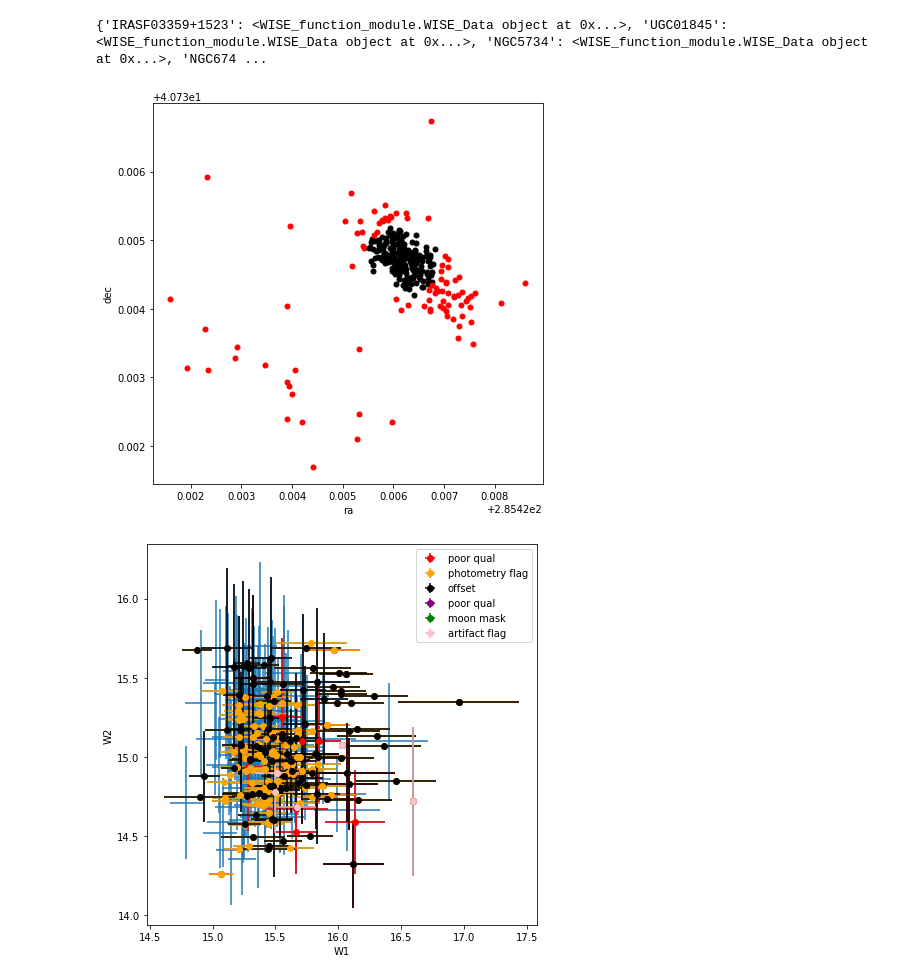
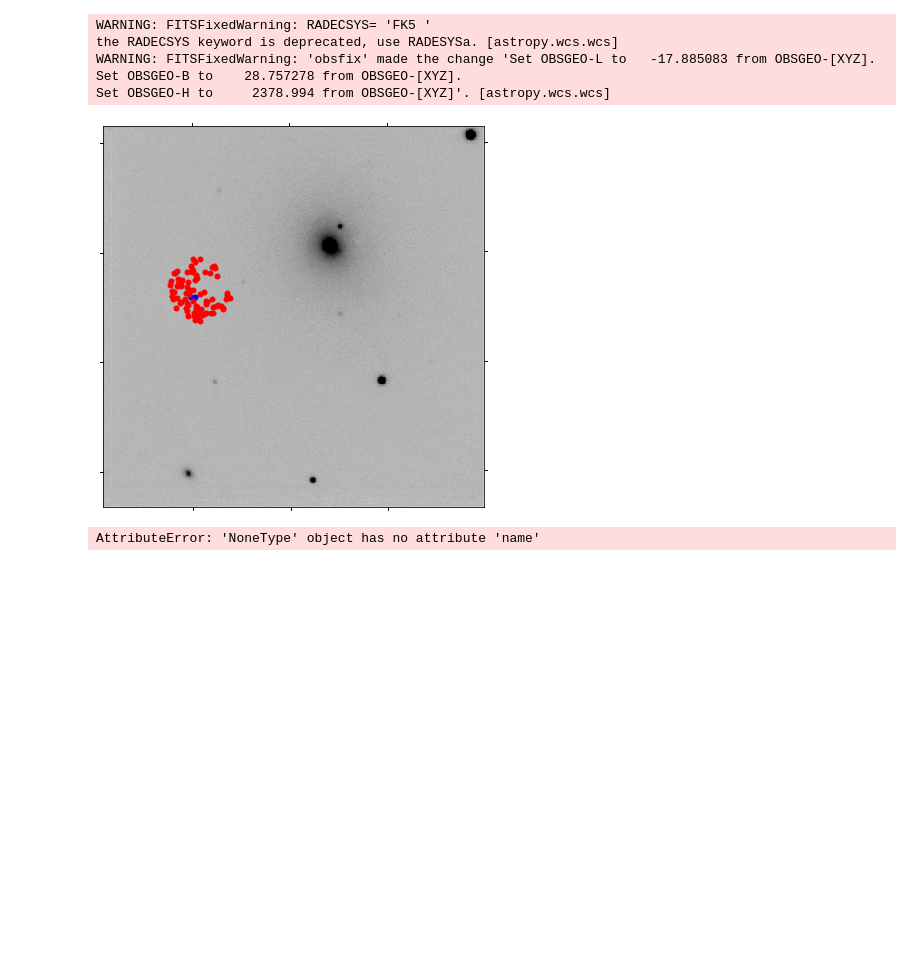
Before and after one commit to thmire/WISE_LCS_NOTCam_LIRGS, a Jupyter notebook: WISE_Table_processing.ipynb, the cells around one changed output. Saved outputs shown, nothing was run; the diff lists cells and outputs as text; code cells hidden in the pictures; blank space fills up the shorter version.

```diff
--- a/WISE_Table_processing.ipynb
+++ b/WISE_Table_processing.ipynb
@@ -78,7 +80,7 @@ for line in WISE_gals :
 from importnb import Notebook
 from importlib import reload
 with Notebook():
-        import WISE_function_module as WISE
+        import WISE_module as WISE
 with Notebook(): __name__ == '__main__' and reload(WISE)
 
 
@@ -89,14 +91,14 @@ for item in data_files :
     # Uncomment lines if you want more processing, but it will start to get heavy
     source = item.split('_')[-1][0:-4]
     print(item,source)
-    galaxy = WISE.WISE_Data(item,source=source,allowed_sep=2)
+    galaxy = WISE.WISE_Data(item,source=source,allowed_sep=1.5)
     #galaxy.position_diag()
     #galaxy.phot_diag()
-    galaxy.filter_data()
-    galaxy.bin_data(plot='no')
+    #galaxy.filter_data()
+    #galaxy.bin_data(plot='no')
     #galaxy.plot_data()
     #galaxy.write()
-    #gals[source] = galaxy
+    gals[source] = galaxy
 
 
 print(len(galaxy.data['w1mag']))
@@ -123,10 +124,16 @@ NGC5734: No good data!
 # %%
-#print(gals)
-
-gal = gals['NGC6745']
-gal.position_diag()
-gal.phot_diag()
+#print(gals.keys())
+gal = gals['NGC1275']
+gal.position_diag(cut=[[500,1000],[500,1000]])
+#gal.phot_diag()
 # %% [output]
-{'IRASF03359+1523': <WISE_function_module.WISE_Data object at 0x...>, 'UGC01845': <WISE_function_module.WISE_Data object at 0x...>, 'NGC5734': <WISE_function_module.WISE_Data object at 0x...>, 'NGC674 ...
+WARNING: FITSFixedWarning: RADECSYS= 'FK5 '
+the RADECSYS keyword is deprecated, use RADESYSa. [astropy.wcs.wcs]
+WARNING: FITSFixedWarning: 'obsfix' made the change 'Set OBSGEO-L to   -17.885083 from OBSGEO-[XYZ].
+Set OBSGEO-B to    28.757278 from OBSGEO-[XYZ].
+Set OBSGEO-H to     2378.994 from OBSGEO-[XYZ]'. [astropy.wcs.wcs]
-[figure, old version]
+[figure, new version]
-[figure, removed]
+# %%
+with Notebook(): __name__ == '__main__' and reload(WISE)
+# %% [output]
+AttributeError: 'NoneType' object has no attribute 'name'
```
Also changed, not shown: parts of 2 cells of this notebook, 18 other files.
